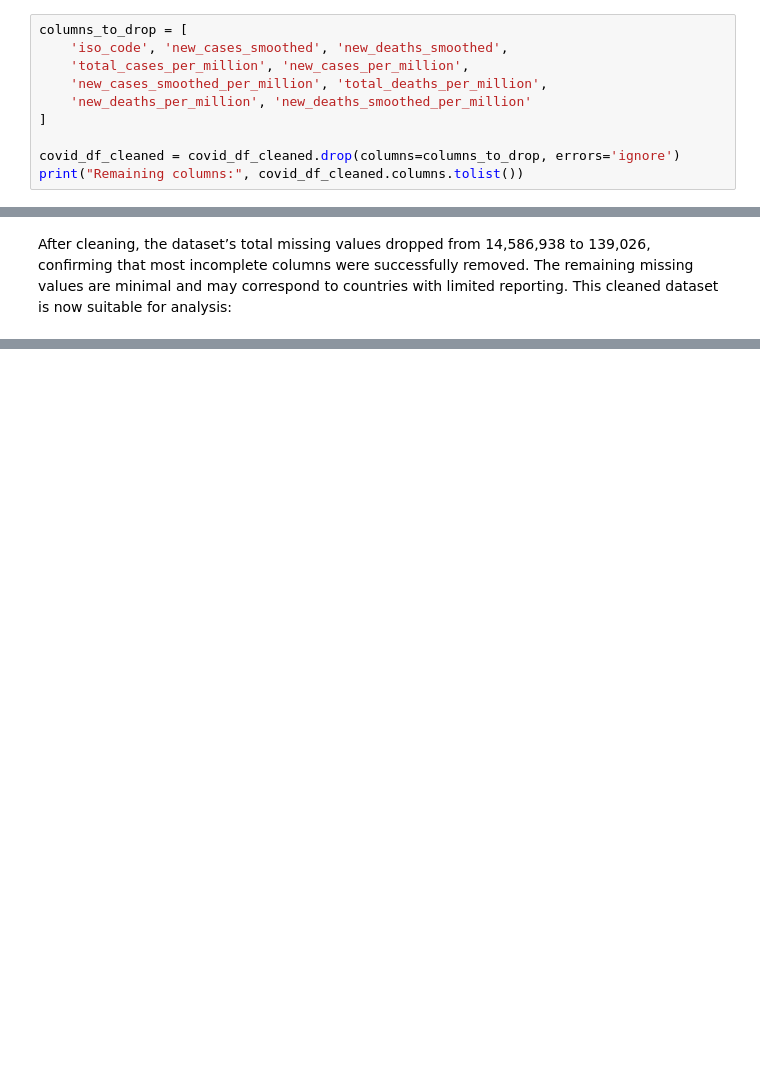
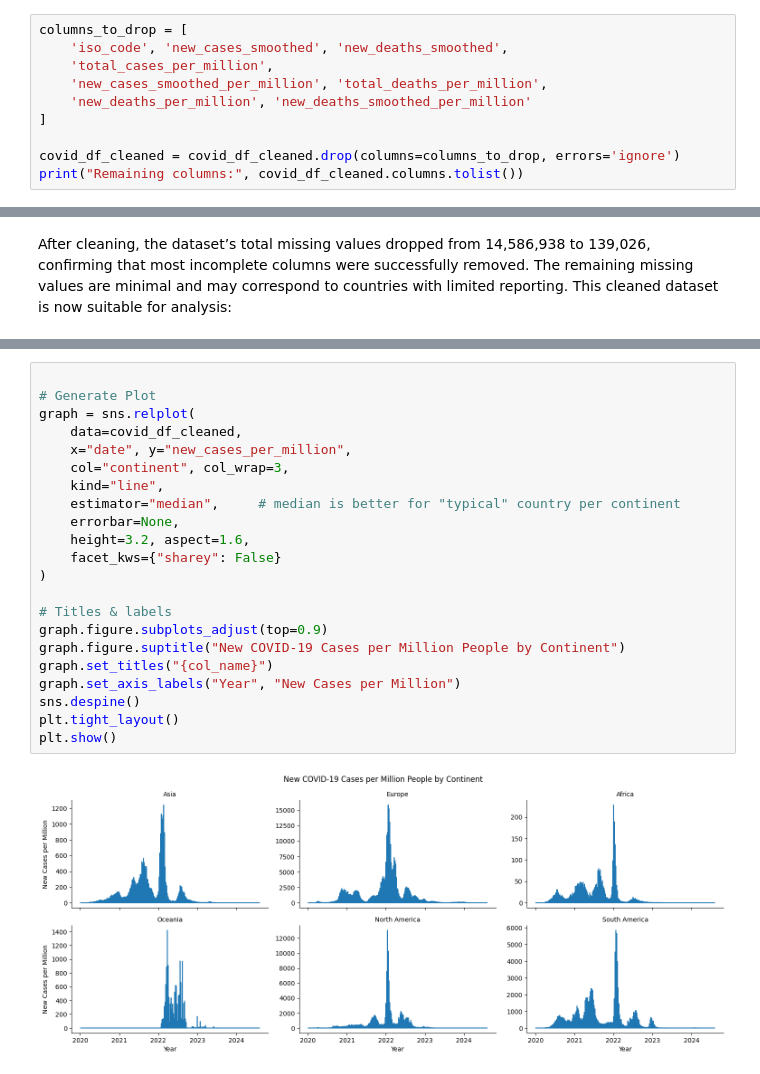
Before and after one commit to lkhellah/DataWithPython, a Jupyter notebook: data-cleaning.ipynb, the cells around one changed output, grey strips where cells are left out. Saved outputs shown, nothing was run; the diff lists cells and outputs as text; blank space fills up the shorter version.

Commit message:
Brought back "new_cases_per_million", then graphed using relplot

```diff
--- a/data-cleaning.ipynb
+++ b/data-cleaning.ipynb
@@ -242,7 +246,7 @@ We are not interested in:
 # %%
 columns_to_drop = [
     'iso_code', 'new_cases_smoothed', 'new_deaths_smoothed',
-    'total_cases_per_million', 'new_cases_per_million',
+    'total_cases_per_million',
     'new_cases_smoothed_per_million', 'total_deaths_per_million',
     'new_deaths_per_million', 'new_deaths_smoothed_per_million'
 ]
@@ -261,0 +281,24 @@ Missing after: 139026
+# %%
+
+# Generate Plot
+graph = sns.relplot(
+    data=covid_df_cleaned,
+    x="date", y="new_cases_per_million",
+    col="continent", col_wrap=3,
+    kind="line",
+    estimator="median",     # median is better for "typical" country per continent
+    errorbar=None,
+    height=3.2, aspect=1.6,
+    facet_kws={"sharey": False}
+)
+
+# Titles & labels
+graph.figure.subplots_adjust(top=0.9)
+graph.figure.suptitle("New COVID-19 Cases per Million People by Continent")
+graph.set_titles("{col_name}")
+graph.set_axis_labels("Year", "New Cases per Million")
+sns.despine()
+plt.tight_layout()
+plt.show()
+# %% [output]
+[figure, added]
```
Also changed, not shown: parts of 7 cells of this notebook, 1 other file.
